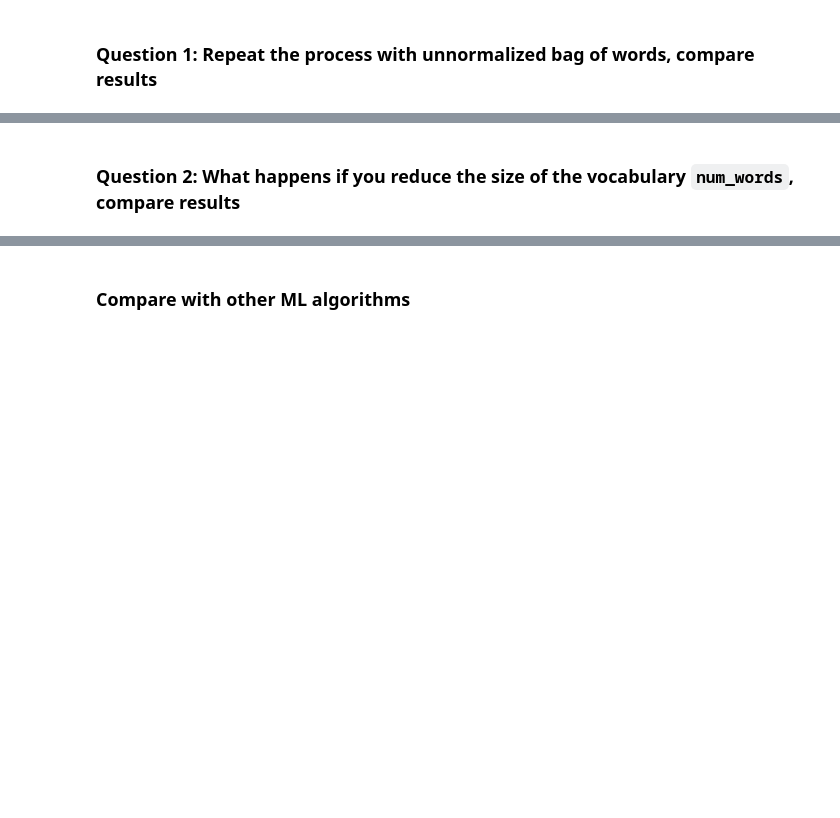
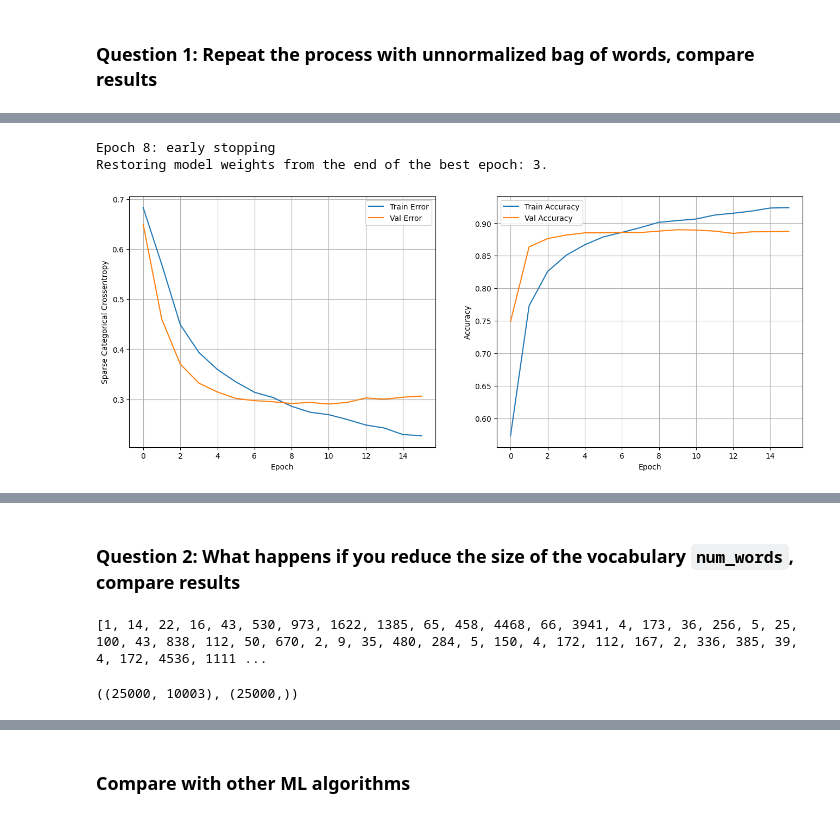
Before and after one commit to antoniotrapote/intro_deep_learning, a Jupyter notebook: notebooks/Fundamentals/04_IMBD_sentiment_binary_classification.ipynb, the cells around one changed output, grey strips where cells are left out. Saved outputs shown, nothing was run; the diff lists cells and outputs as text; code cells hidden in the pictures; blank space fills up the shorter version.

```diff
--- a/notebooks/Fundamentals/04_IMBD_sentiment_binary_classification.ipynb
+++ b/notebooks/Fundamentals/04_IMBD_sentiment_binary_classification.ipynb
@@ -198,5 +256,10 @@ model.compile(
     loss='binary_crossentropy',
     metrics=['accuracy'],
 )
-history = model.fit(x_train, y_train, validation_split=0.25, epochs= 10, batch_size=32, callbacks=[es_callback]
-)
+
+history = model.fit(x_train, y_train,
+                    validation_split=0.25,
+                    epochs= 50,
+                    batch_size=64,
+                    callbacks=[es_callback],
+                    verbose=0)
@@ -280,11 +397,46 @@ model = ...
+# %%
+# Input layer
+inputs = tf.keras.Input(shape=(num_words,), name='input_layer')
+
+# 1st hidden layer
+l_1= layers.Dense(16, activation='relu', name='layer_1')(inputs)
+l_1 = layers.Dropout(0.5, name='dropout_1')(l_1)
+
+# 2nd hidden layer
+l_2= layers.Dense(16, activation='relu', name='layer_2')(l_1)
+l_2 = layers.Dropout(0.5, name='dropout_2')(l_2)
+
+# Output layer
+outputs = layers.Dense(1, activation='sigmoid', name='output_layer')(l_2)
+
+# Model definition
+model = keras.Model(inputs=inputs, outputs=outputs)
 # %%
+es_callback = keras.callbacks.EarlyStopping(
+    monitor='val_loss',
+    patience=5,
+    restore_best_weights=True,
+    verbose=1)
+
 model.compile(
     optimizer='adam',
     loss='binary_crossentropy',
     metrics=['accuracy']
 )
-history = model.fit(x_train, y_train, validation_split=0.25, epochs= 10, batch_size=32)
+
+history = model.fit(x_train, y_train,
+                    validation_split=0.25,
+                    epochs= 50,
+                    batch_size=64,
+                    callbacks=[es_callback],
+                    verbose=0)
+
 show_loss_accuracy_evolution(hist)
+
 results = model.evaluate(x_test, y_test, verbose=1)
 print('Test Loss: {}'.format(results[0]))
 print('Test Accuracy: {}'.format(results[1]))
+# %% [output]
+Epoch 8: early stopping
+Restoring model weights from the end of the best epoch: 3.
+[figure, added]
@@ -291,7 +446,7 @@ print('Test Accuracy: {}'.format(results[1]))
 # %% [markdown]
 ### Question 2: What happens if you reduce the size of the vocabulary `num_words`, compare results
 # %%
-num_words = ...
+num_words = 10000
 (train_data, train_labels), (test_data, test_labels) = imdb.load_data(num_words=num_words)
 print(train_data[0])
 
@@ -309,3 +464,6 @@ x_test = vectorize_sequences(test_data, num_words=num_words)
 y_train =np.asarray(train_labels).astype('float32')
 y_test = np.asarray(test_labels).astype('float32')
 x_train.shape, y_train.shape
+# %% [output]
+[1, 14, 22, 16, 43, 530, 973, 1622, 1385, 65, 458, 4468, 66, 3941, 4, 173, 36, 256, 5, 25, 100, 43, 838, 112, 50, 670, 2, 9, 35, 480, 284, 5, 150, 4, 172, 112, 167, 2, 336, 385, 39, 4, 172, 4536, 1111 ...
+((25000, 10003), (25000,))
```
Also changed, not shown: parts of 29 cells of this notebook.
